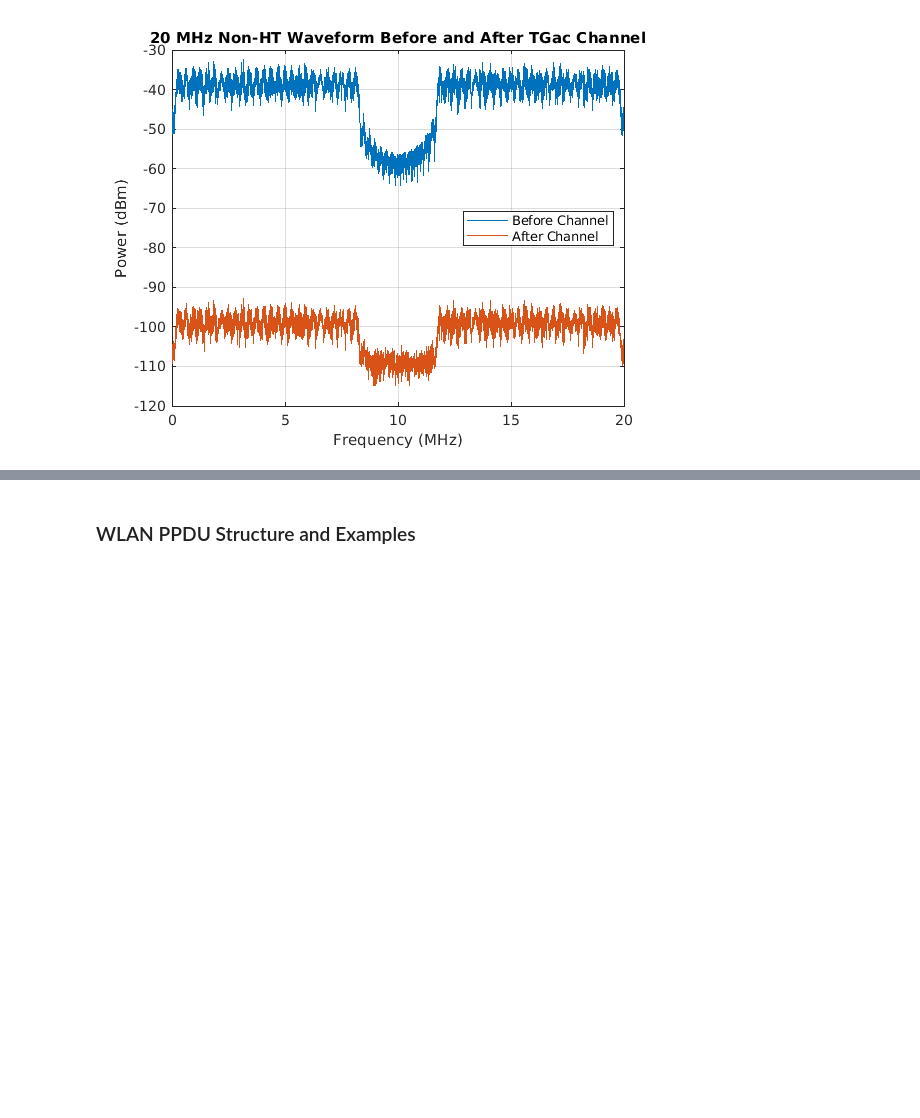
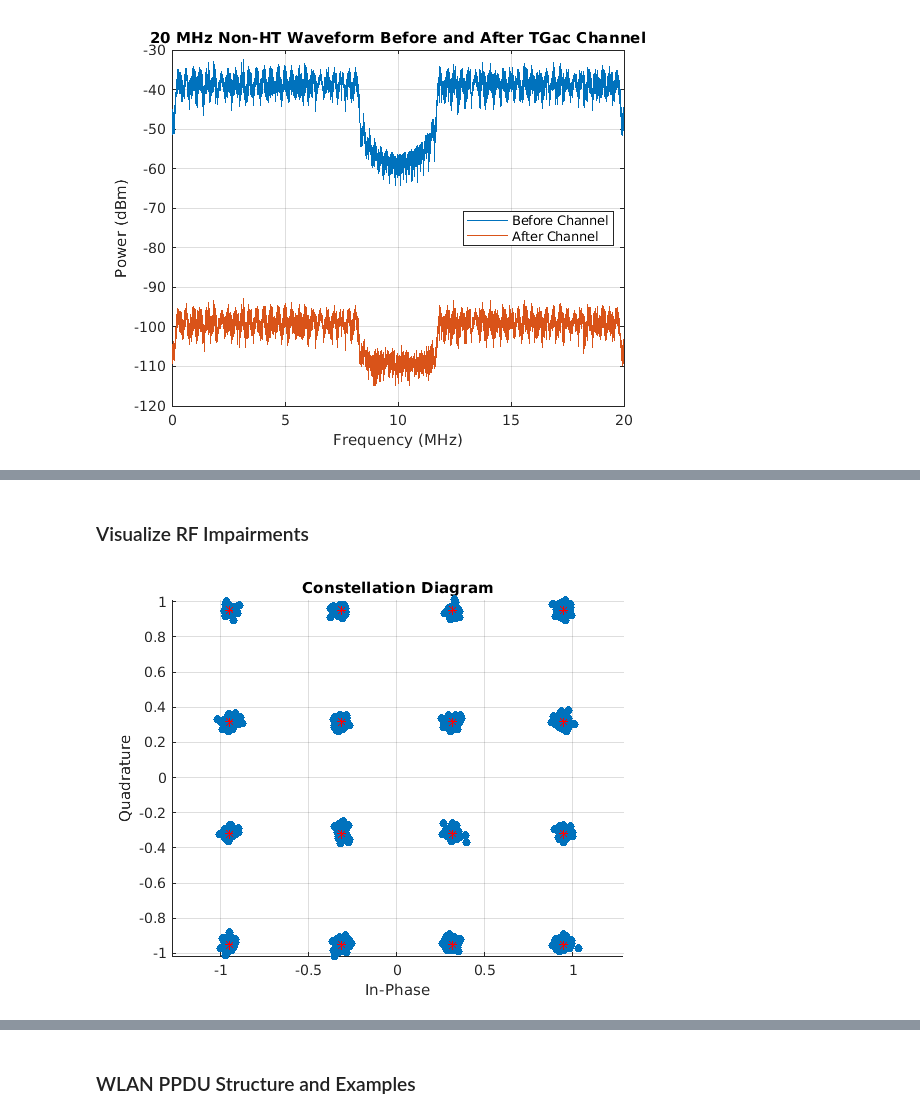
Before and after one commit to huhanwj/IERG6130-simulation, a Jupyter notebook: IERG6130-Simulation-Logbook.ipynb, the cells around one changed output, grey strips where cells are left out. Drawn from its saved outputs; the diff is of its cells as text; code cells hidden in the pictures; blank space fills up the shorter version.

```diff
--- a/IERG6130-Simulation-Logbook.ipynb
+++ b/IERG6130-Simulation-Logbook.ipynb
@@ -1148,0 +1166,31 @@ grid on;
+# %% [markdown]
+### Visualize RF Impairments
+# %%
+% White noise
+fs = 1000;
+M = 16;
+snrdB = 30;
+refConst = qammod(0:M-1,M,'UnitAveragePower',true);
+constDiagram = comm.ConstellationDiagram('ReferenceConstellation',refConst);
+
+timeScope = timescope('YLimits',[   0 40],'SampleRate',fs,'TimeSpanSource','property','TimeSpan',1, ...
+    'ShowGrid',true,'YLabel','EVM (%)');
+
+data = randi([0 M-1],1000,1);
+modSig = qammod(data,M,'UnitAveragePower',true);
+noisySig = awgn(modSig,snrdB);
+
+% constDiagram(noisySig);
+figure;
+scatter(real(noisySig), imag(noisySig), 'filled');
+hold on;
+scatter(real(refConst), imag(refConst), 'r*');
+grid on;
+xlabel('In-Phase');
+ylabel('Quadrature');
+title('Constellation Diagram');
+axis equal;
+
+% imshow(frame);
+# %% [output]
+[figure, added]
```
Also changed, not shown: parts of 76 cells of this notebook, 3 other files.
